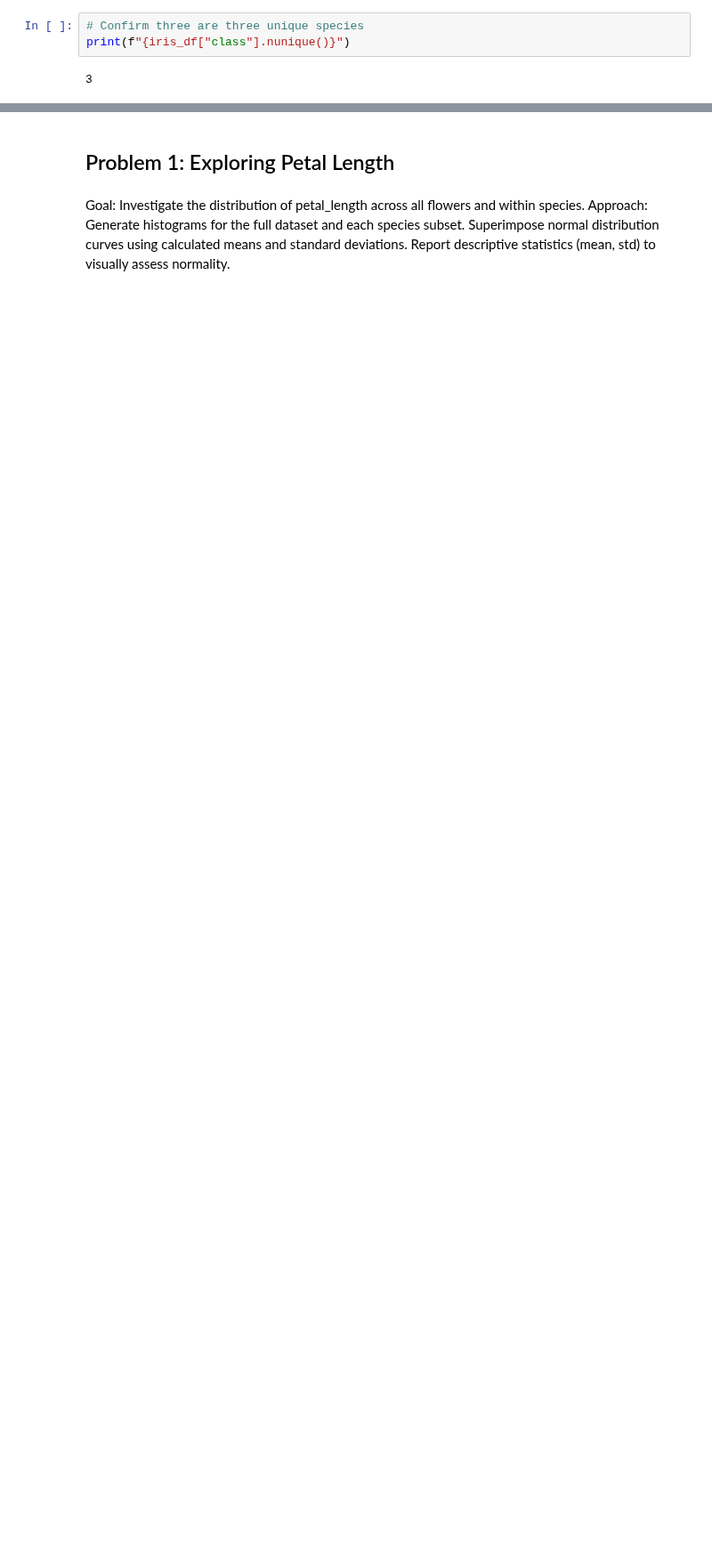
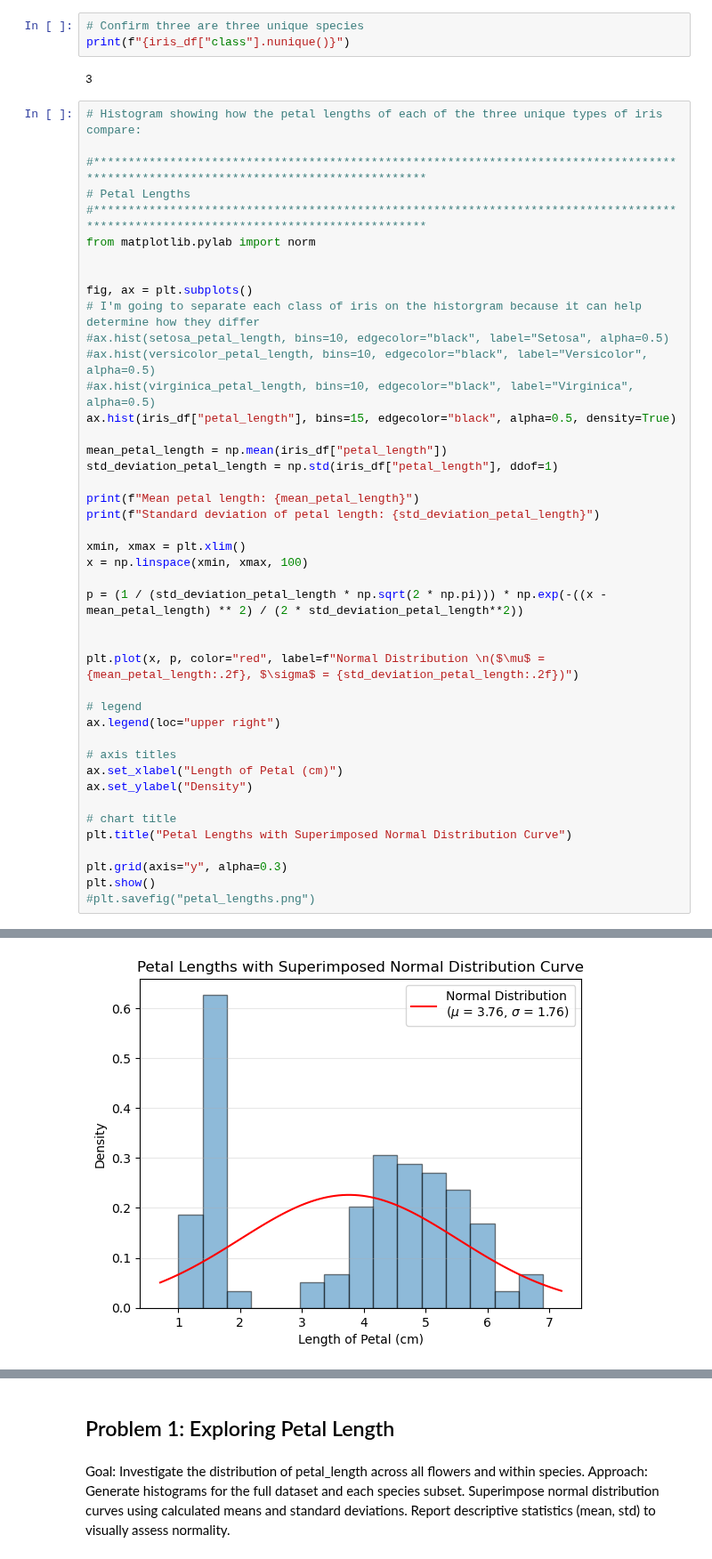
Before and after one commit to callagg2/applied_statistics, a Jupyter notebook: assessment/problems.ipynb, the cells around one changed output, grey strips where cells are left out. Shown at 89% size. Cells and saved outputs as stored; diff of their text form; blank space fills up the shorter version.

Commit message:
drew some histograms and normal distributions

```diff
--- a/assessment/problems.ipynb
+++ b/assessment/problems.ipynb
@@ -72,3 +72,47 @@ print(f"{iris_df}")
 print(f"{iris_df["class"].nunique()}")
 # %% [output]
 3
+# %%
+# Histogram showing how the petal lengths of each of the three unique types of iris compare:
+
+#*************************************************************************************************************************************
+# Petal Lengths
+#*************************************************************************************************************************************
+from matplotlib.pylab import norm
+
+
+fig, ax = plt.subplots()
+# I'm going to separate each class of iris on the historgram because it can help determine how they differ
+#ax.hist(setosa_petal_length, bins=10, edgecolor="black", label="Setosa", alpha=0.5)
+#ax.hist(versicolor_petal_length, bins=10, edgecolor="black", label="Versicolor", alpha=0.5)
+#ax.hist(virginica_petal_length, bins=10, edgecolor="black", label="Virginica", alpha=0.5)
+ax.hist(iris_df["petal_length"], bins=15, edgecolor="black", alpha=0.5, density=True)
+
+mean_petal_length = np.mean(iris_df["petal_length"])
+std_deviation_petal_length = np.std(iris_df["petal_length"], ddof=1)
+
+print(f"Mean petal length: {mean_petal_length}")
+print(f"Standard deviation of petal length: {std_deviation_petal_length}")
+
+xmin, xmax = plt.xlim()
+x = np.linspace(xmin, xmax, 100)
+
+p = (1 / (std_deviation_petal_length * np.sqrt(2 * np.pi))) * np.exp(-((x - mean_petal_length) ** 2) / (2 * std_deviation_petal_length**2))
+
+
+plt.plot(x, p, color="red", label=f"Normal Distribution \n($\mu$ = {mean_petal_length:.2f}, $\sigma$ = {std_deviation_petal_length:.2f})")
+
+# legend
+ax.legend(loc="upper right")
+
+# axis titles
+ax.set_xlabel("Length of Petal (cm)")
+ax.set_ylabel("Density")
+
+# chart title
+plt.title("Petal Lengths with Superimposed Normal Distribution Curve")
+
+plt.grid(axis="y", alpha=0.3)
+plt.show()
+#plt.savefig("petal_lengths.png")
+# %% [output]
@@ -74,0 +121 @@ print(f"{iris_df["class"].nunique()}")
+[figure, added]
```
Also changed, not shown: parts of 4 cells of this notebook.
